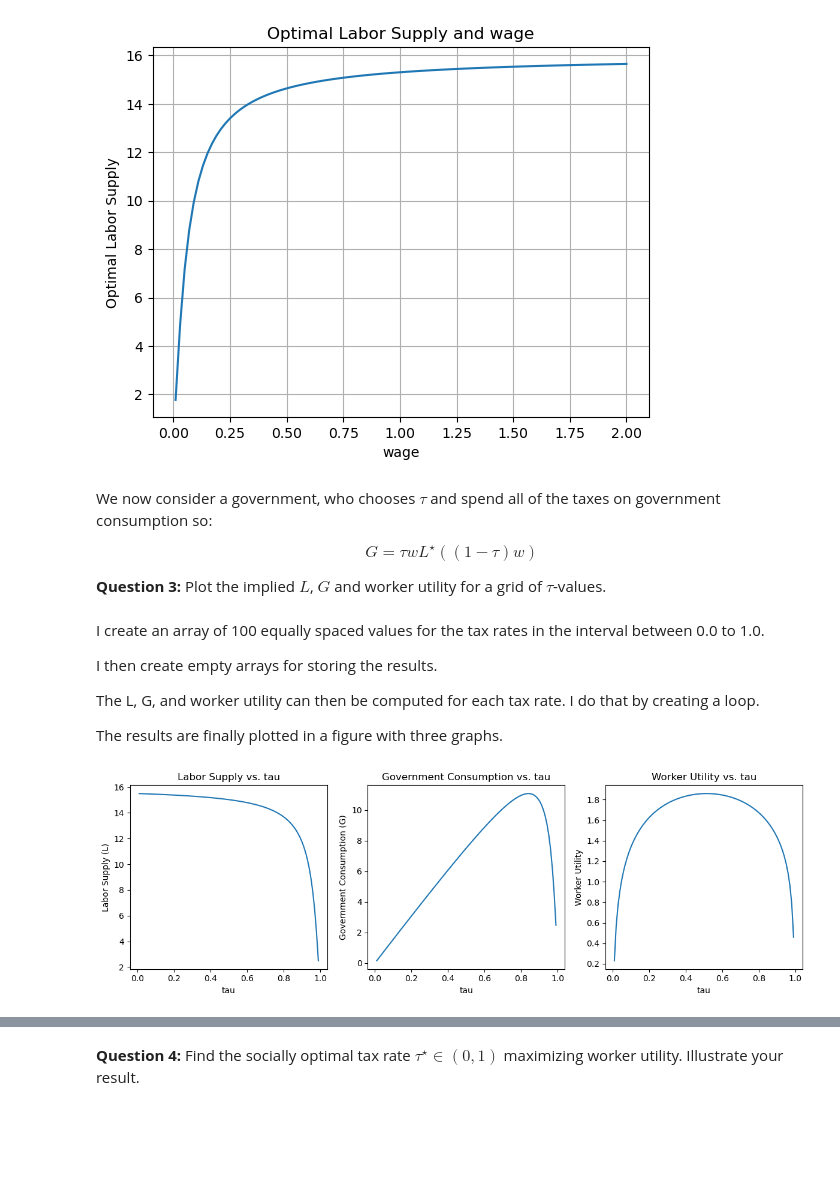
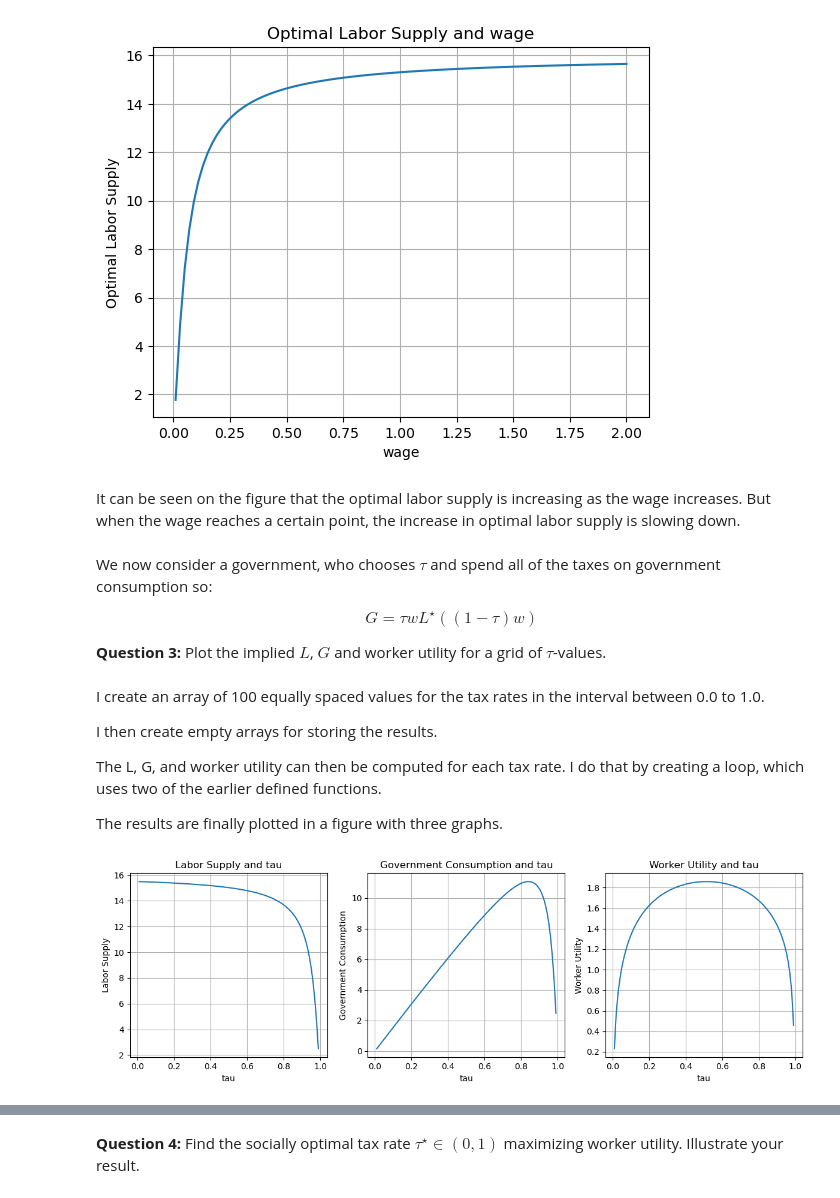
Before and after one commit to NumEconCopenhagen/projects-2023-c, a Jupyter notebook: examproject/Exam-2023-notebook.ipynb, the cells around one changed output, grey strips where cells are left out. Saved outputs shown, nothing was run; the diff lists cells and outputs as text; code cells hidden in the pictures; blank space fills up the shorter version.

```diff
--- a/examproject/Exam-2023-notebook.ipynb
+++ b/examproject/Exam-2023-notebook.ipynb
@@ -134,6 +143,8 @@ plt.grid(True)
 plt.show()
 # %% [output]
 [figure]
+# %% [markdown]
+It can be seen on the figure that the optimal labor supply is increasing as the wage increases. But when the wage reaches a certain point, the increase in optimal labor supply is slowing down.
 # %% [markdown]
 
 We now consider a government, who chooses $\tau$ and spend all of the taxes on government consumption so:
@@ -148,14 +159,14 @@ I create an array of 100 equally spaced values for the tax rates in the interval
 
 I then create empty arrays for storing the results.
 
-The L, G, and worker utility can then be computed for each tax rate. I do that by creating a loop.
+The L, G, and worker utility can then be computed for each tax rate. I do that by creating a loop, which uses two of the earlier defined functions.
 
 The results are finally plotted in a figure with three graphs.
 # %%
 # Define a grid of tau values
 tau_values = np.linspace(0.01, 0.99, 100)
 
-# Initialize arrays to store the results
+# Initialize arrays for storing results
 L_values = []
 G_values = []
 utility_values = []
@@ -166,37 +177,40 @@ for tau in tau_values:
     L_star = optimal_labor_supply(omega, kappa, alpha, nu, tau, G)
     G = tau * omega * L_star
     utility_val = utility(L_star, omega, kappa, alpha, nu, tau, G)
 
     L_values.append(L_star)
     G_values.append(G)
     utility_values.append(utility_val)
 
 # Plot the results
 plt.figure(figsize=(12, 4))
 
 # Plot labor supply
 plt.subplot(1, 3, 1)
 plt.plot(tau_values, L_values)
 plt.xlabel('tau')
-plt.ylabel('Labor Supply (L)')
-plt.title('Labor Supply vs. tau')
+plt.ylabel('Labor Supply')
+plt.title('Labor Supply and tau')
+plt.grid()
 
 # Plot government consumption
 plt.subplot(1, 3, 2)
 plt.plot(tau_values, G_values)
 plt.xlabel('tau')
-plt.ylabel('Government Consumption (G)')
-plt.title('Government Consumption vs. tau')
+plt.ylabel('Government Consumption')
+plt.title('Government Consumption and tau')
+plt.grid()
 
 # Plot worker utility
 plt.subplot(1, 3, 3)
 plt.plot(tau_values, utility_values)
 plt.xlabel('tau')
 plt.ylabel('Worker Utility')
-plt.title('Worker Utility vs. tau')
+plt.title('Worker Utility and tau')
+plt.grid()
 
 plt.tight_layout()
 plt.show()
 # %% [output]
-[figure, old version]
+[figure, new version]
 # %% [markdown]
```
Also changed, not shown: parts of 29 cells of this notebook, 2 other files.
